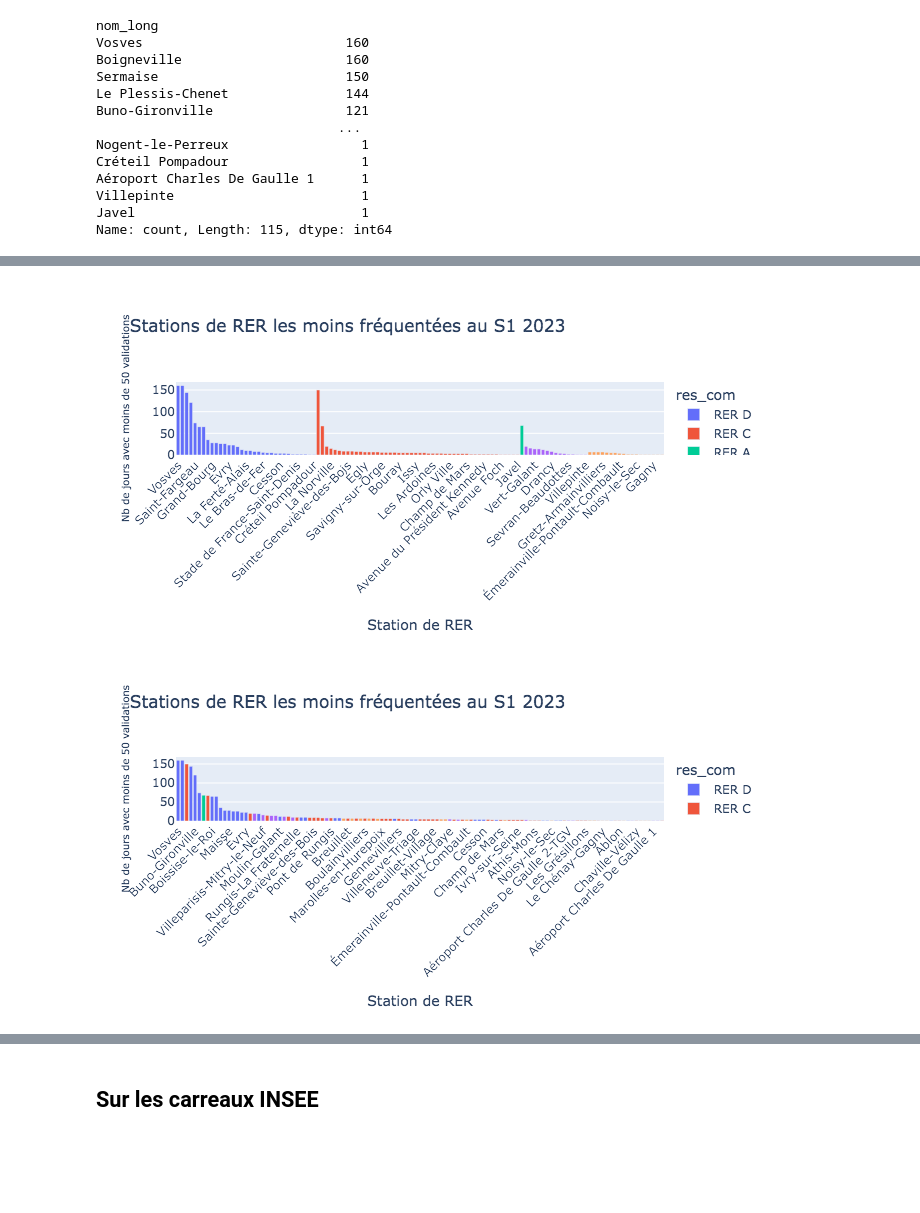
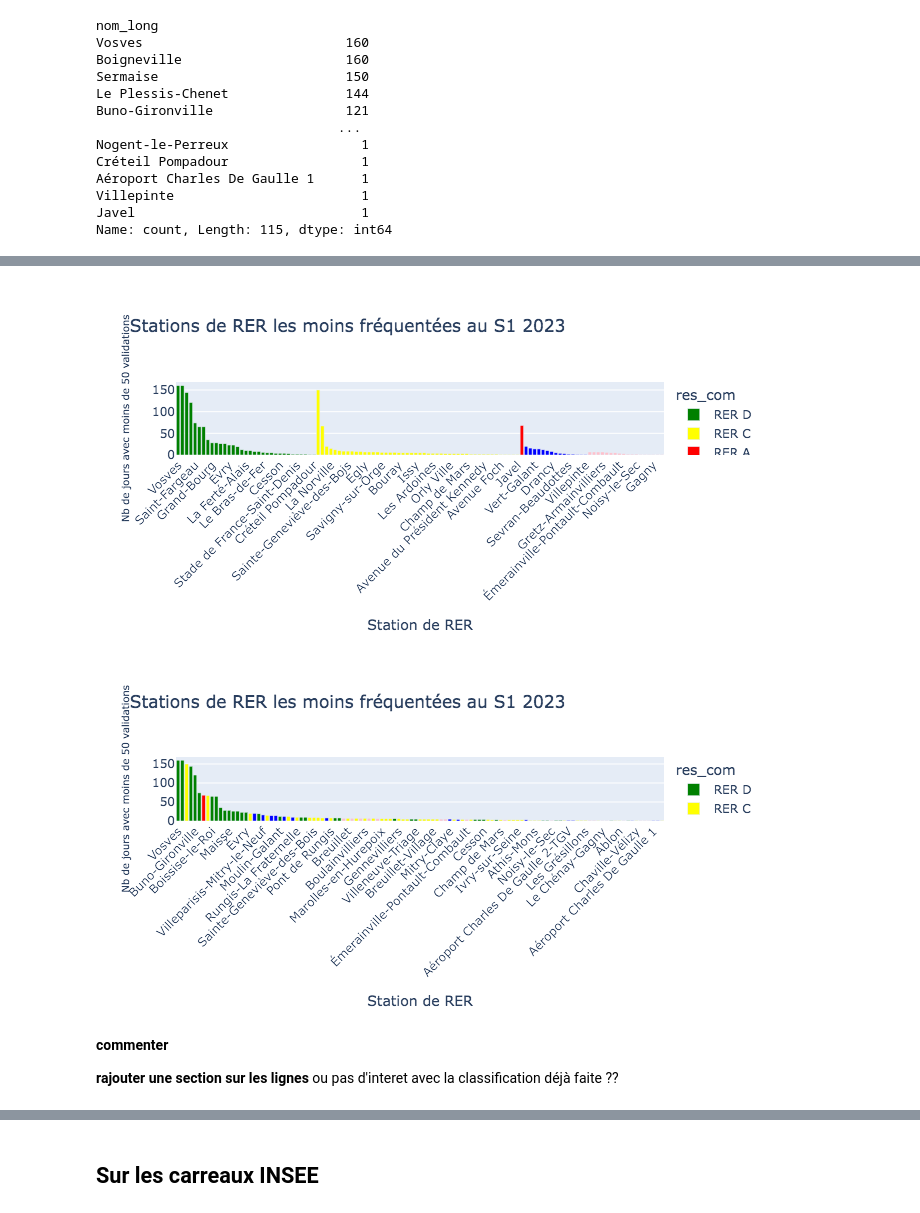
Before and after one commit to jlechat/Frequentation-des-stations-de-TC-en-Ile-de-France, a Jupyter notebook: 2- Statistiques descriptives/Statistiques_descriptives.ipynb, the cells around one changed output, grey strips where cells are left out. Saved outputs shown, nothing was run; the diff lists cells and outputs as text; code cells hidden in the pictures; blank space fills up the shorter version.

Commit message:
stats desc sur les stations très fréquentées
ajout de graph, ect...

```diff
--- a/2- Statistiques descriptives/Statistiques_descriptives.ipynb
+++ b/2- Statistiques descriptives/Statistiques_descriptives.ipynb
@@ -179,27 +151,29 @@ liste_faible_freq_stations
+# %%
+couleurs_res_com = {
+    'RER A': 'red', 'RER B': 'blue', 'RER C': 'yellow',
+    'RER D': 'green', 'RER E': 'pink'}
 # %%
-df2=liste_faible_freq_stations.reset_index()
-
-fig = px.bar(df2, x='Station de RER', y='Nb de jours avec moins de 50 validations', color='res_com',
-             title='Stations de RER les moins fréquentées au S1 2023')
+fig = px.bar(liste_faible_freq_stations, x='Station de RER', y='Nb de jours avec moins de 50 validations', color='res_com',
+             title='Stations de RER les moins fréquentées au S1 2023',
+            color_discrete_map=couleurs_res_com)
 
 # Personnaliser le graphique
 fig.update_layout(xaxis_tickangle=-45)  # Incliner les étiquettes de l'axe des abscisses
 #fig.update_traces(marker_color='skyblue')  # La couleur par défaut des barres, peut être écrasée par 'color'
 fig.update_yaxes(title_font=dict(size=10))  # Réduire la taille de la police pour l'axe des ordonnées
 
 # Afficher le graphique
 fig.show()
 # %% [output]
-[figure, old version]
+[figure, new version]
 # %%
-import plotly.express as px
-
 # Trier le DataFrame par 'Nb de jours avec moins de 50 validations' en ordre décroissant
-df_sorted = df2.sort_values(by='Nb de jours avec moins de 50 validations', ascending=False)
+df_sorted = liste_faible_freq_stations.sort_values(by='Nb de jours avec moins de 50 validations', ascending=False)
 
 # Créer un graphique en barres interactif avec des couleurs conditionnelles
 fig = px.bar(df_sorted, x='Station de RER', y='Nb de jours avec moins de 50 validations', color='res_com',
              title='Stations de RER les moins fréquentées au S1 2023',
+             color_discrete_map=couleurs_res_com,
              category_orders={"Station de RER": df_sorted['Station de RER'].tolist()})  # Définir l'ordre des catégories
 
 # Personnaliser le graphique
@@ -209,4 +183,8 @@ fig.update_yaxes(title_font=dict(size=10))
 # Afficher le graphique
 fig.show()
 # %% [output]
-[figure, old version]
+[figure, new version]
+# %% [markdown]
+**commenter**
+
+**rajouter une section sur les lignes** ou pas d'interet avec la classification déjà faite ??
```
Also changed, not shown: parts of 19 cells of this notebook.
